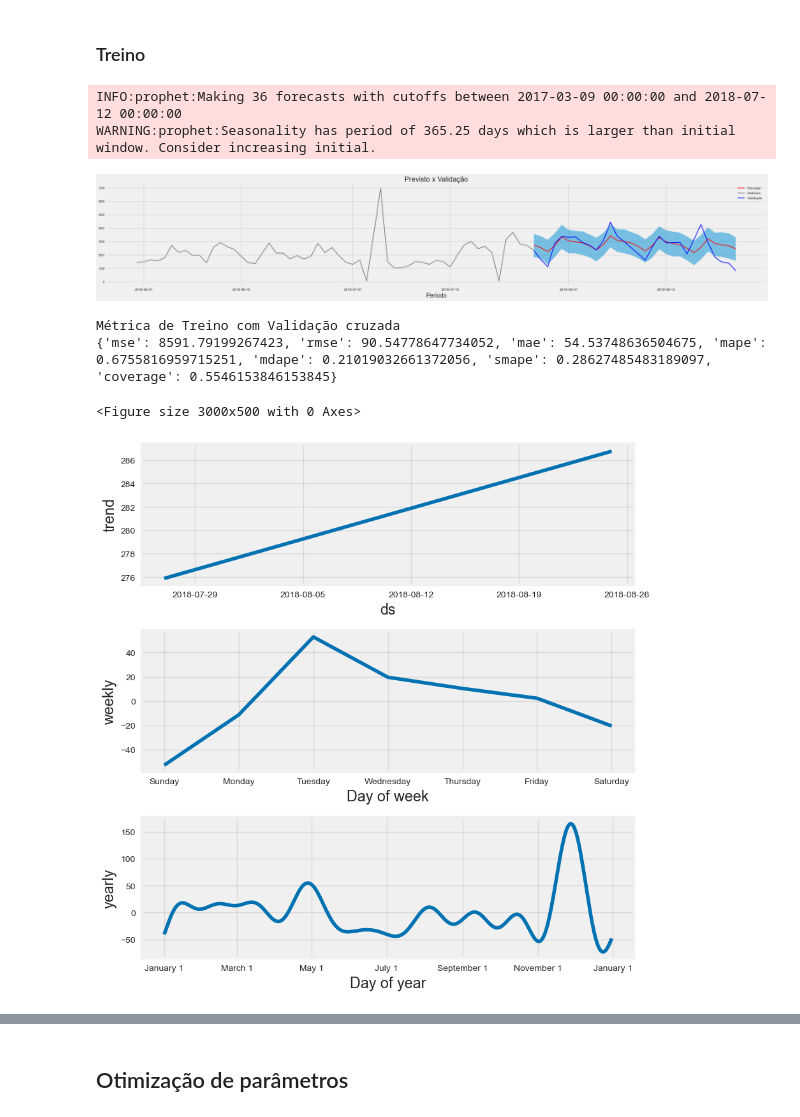
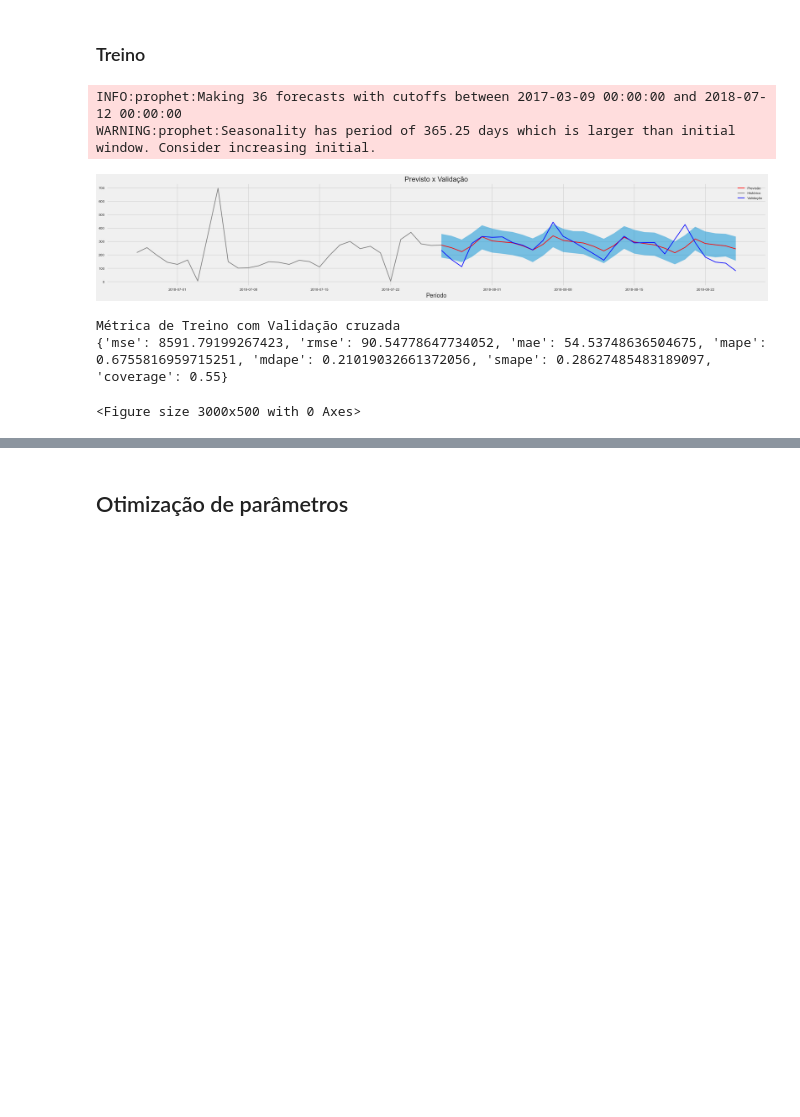
Before and after one commit to Padawanh/ForecastSales, a Jupyter notebook: notebooks/Forecast_de_Vendas_MLFlow.ipynb, the cells around one changed output, grey strips where cells are left out. Drawn from its saved outputs; the diff is of its cells as text; code cells hidden in the pictures; blank space fills up the shorter version.

```diff
--- a/notebooks/Forecast_de_Vendas_MLFlow.ipynb
+++ b/notebooks/Forecast_de_Vendas_MLFlow.ipynb
@@ -493,6 +493,9 @@ Treino com 568 valores e teste com 30
 # %%
 train_prophet = train['Qt_Pedidos'].reset_index()
 train_prophet.columns = ['ds', 'y']
+
+teste_prophet = teste['Qt_Pedidos'].reset_index()
+teste_prophet.columns = ['ds', 'y']
 # %% [markdown]
 # Modelagem Prophet
 # %%
@@ -551,8 +609,7 @@ def ForecastPlotProphet(df_teste,df_train,df_predict_raw,
 # %% [markdown]
 ### Criando experimento
 # %%
-mlflow.set_tracking_uri(Path(Path.cwd()).parent.joinpath(
-    "models").joinpath("mlruns").as_uri())
+mlflow.set_tracking_uri(Path(Path.cwd()).parent.joinpath("models").joinpath("mlruns").as_uri())
 
 # Create an experiment name, which must be unique and case sensitive
 experiment_id = mlflow.create_experiment(
@@ -607,39 +664,40 @@ with mlflow.start_run(run_name="Forecast_Initial") as run:
 
     # Calculate metrics from cv_results, then average each metric across all backtesting windows and log to mlflow
     cv_metrics = ["mse", "rmse","mae","mape", "mdape","smape","coverage"]
     metrics_results = performance_metrics(cv_results, metrics=cv_metrics)
     average_metrics = metrics_results.loc[:, cv_metrics].mean(axis=0).to_dict()
     mlflow.log_metrics(average_metrics)
     model_info = mlflow.prophet.log_model(prophet_model, "prophet-model",conda_env=condaEnv)
-    future = prophet_model.make_future_dataframe(periods=len(teste),
+    future = prophet_model.make_future_dataframe(periods=len(teste_prophet),
                                  #freq='D',
                                  include_history=False)
     predictions = prophet_model.predict(future)
 
-    figPath =Path(Path.cwd()).parent.joinpath("images\Components.png")
-    ForecastPlotProphet(df_teste=teste,df_train=train,df_predict_raw=predictions,HistorySlice=int(len(train)*0.90))
+
+    ForecastPlotProphet(df_teste=teste_prophet,df_train=train_prophet,df_predict_raw=predictions,HistorySlice=30,title="Previsto x Validação")
     print("Métrica de Treino com Validação cruzada")
     print(average_metrics)
     plt.figure()
     fig = prophet_model.plot_components(predictions)
+    figPath =Path(Path.cwd()).parent.joinpath("images\Components.png")
     fig.savefig(figPath, dpi=150)
+    # plt.close(fig)
     testeMetrics = {'R2_score_teste': r2_score(teste['Qt_Pedidos'].values,predictions['yhat']),
     'MAE_teste': mean_absolute_error(teste['Qt_Pedidos'].values,predictions['yhat']),
     'MSE_teste': mean_squared_error(teste['Qt_Pedidos'].values,predictions['yhat']),
     'RMSE_teste': mean_squared_error(teste['Qt_Pedidos'].values,predictions['yhat'],squared=False)}
     mlflow.log_metrics(testeMetrics)
     mlflow.log_artifact(figPath)
     mlflow.end_run()
 
 # Load saved model
 # prophet_model_saved = mlflow.pyfunc.load_model(model_info.model_uri)
 # predictions = prophet_model_saved.predict(future)
 # %% [output]
 INFO:prophet:Making 36 forecasts with cutoffs between 2017-03-09 00:00:00 and 2018-07-12 00:00:00
 WARNING:prophet:Seasonality has period of 365.25 days which is larger than initial window. Consider increasing initial.
-[figure, old version]
+[figure, new version]
 Métrica de Treino com Validação cruzada
-{'mse': 8591.79199267423, 'rmse': 90.54778647734052, 'mae': 54.53748636504675, 'mape': 0.6755816959715251, 'mdape': 0.21019032661372056, 'smape': 0.28627485483189097, 'coverage': 0.5546153846153845}
+{'mse': 8591.79199267423, 'rmse': 90.54778647734052, 'mae': 54.53748636504675, 'mape': 0.6755816959715251, 'mdape': 0.21019032661372056, 'smape': 0.28627485483189097, 'coverage': 0.55}
 <Figure size 3000x500 with 0 Axes>
-[figure, removed]
 # %%
```
Also changed, not shown: parts of 17 cells of this notebook, 1 other file.
